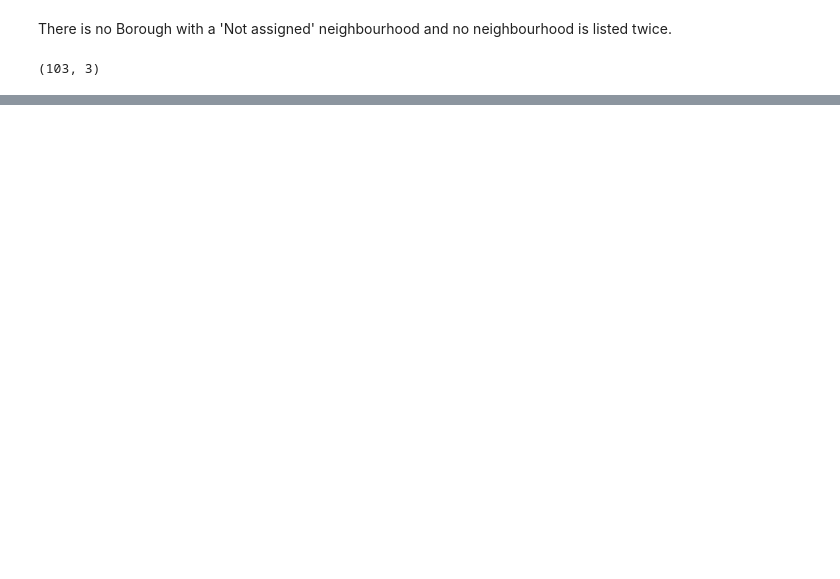
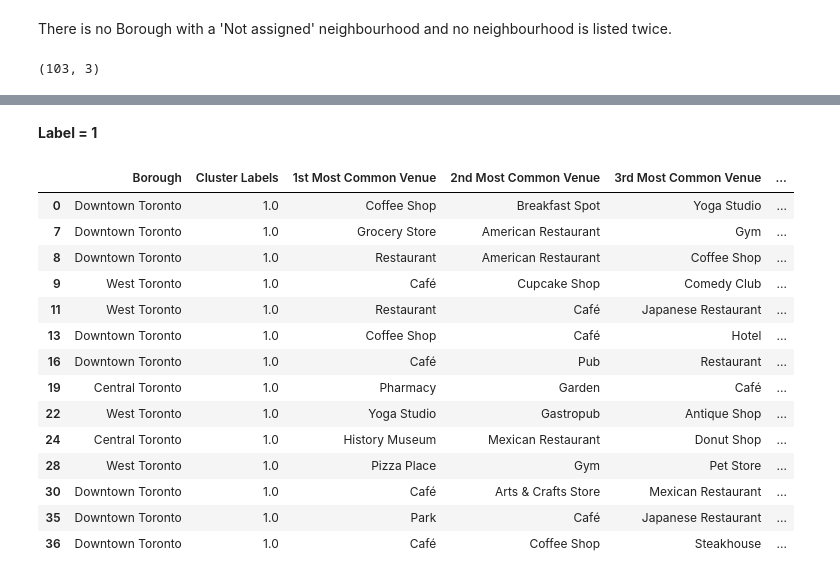
Before and after one commit to zzharsh/Coursera_Capstone-1, a Jupyter notebook: Segmenting_and_Clustering_Neighborhoods_in_Toronto.ipynb, the cells around one changed output, grey strips where cells are left out. Saved outputs shown, nothing was run; the diff lists cells and outputs as text; code cells hidden in the pictures; blank space fills up the shorter version.

```diff
--- a/Segmenting_and_Clustering_Neighborhoods_in_Toronto.ipynb
+++ b/Segmenting_and_Clustering_Neighborhoods_in_Toronto.ipynb
@@ -33,0 +183,2 @@ df.shape
+# %%
+toronto_venues_onehot.drop('Neighborhood' ,axis=1, inplace=True)
@@ -33,0 +252,21 @@ df.shape
+# %%
+num_top_venues = 10
+
+indicators = ['st', 'nd', 'rd']
+
+# create columns according to number of top venues
+columns = ['Neighborhood']
+for ind in np.arange(num_top_venues):
+    try:
+        columns.append('{}{} Most Common Venue'.format(ind+1, indicators[ind]))
+    except:
+        columns.append('{}th Most Common Venue'.format(ind+1))
+
+# create a new dataframe
+toronto_venues_sorted = pd.DataFrame(columns=columns)
+toronto_venues_sorted['Neighborhood'] = toronto_grouped['Neighborhood']
+
+for ind in np.arange(toronto_grouped.shape[0]):
+    toronto_venues_sorted.iloc[ind, 1:] = return_most_common_venues(toronto_grouped.iloc[ind, :], num_top_venues)
+
+toronto_venues_sorted.head()
@@ -33,0 +294,11 @@ df.shape
+# %%
+# set number of clusters
+k = int(3)
+
+X_train = toronto_grouped.drop('Neighborhood', axis=1)
+
+# run k-means clustering
+kmeans = KMeans(n_clusters=k, random_state=4).fit(X_train)
+
+# check cluster labels generated for each row in the dataframe
+kmeans.labels_
@@ -33,0 +310,9 @@ df.shape
+# %%
+toronto_venues_sorted.insert(0, 'Cluster Labels', kmeans.labels_)
+
+# Join toronto_grouped with toronto to add latitude/longitude for each neighborhood
+toronto_join = toronto.join(toronto_venues_sorted.set_index('Neighborhood'), on='Neighbourhood')
+# drop rows with missing values
+toronto_join.dropna(inplace=True)
+
+toronto_join.head()
@@ -33,0 +380,20 @@ df.shape
+# %% [markdown]
+**Label = 1**
+# %%
+toronto_join.loc[toronto_join['Cluster Labels'] == 1, toronto_join.columns[[1] + list(range(5, toronto_join.shape[1]))]]
+# %% [output]
+|  | Borough | Cluster Labels | 1st Most Common Venue | 2nd Most Common Venue | 3rd Most Common Venue | ... |
+| 0 | Downtown Toronto | 1.0 | Coffee Shop | Breakfast Spot | Yoga Studio | ... |
+| 7 | Downtown Toronto | 1.0 | Grocery Store | American Restaurant | Gym | ... |
+| 8 | Downtown Toronto | 1.0 | Restaurant | American Restaurant | Coffee Shop | ... |
+| 9 | West Toronto | 1.0 | Café | Cupcake Shop | Comedy Club | ... |
+| 11 | West Toronto | 1.0 | Restaurant | Café | Japanese Restaurant | ... |
+| 13 | Downtown Toronto | 1.0 | Coffee Shop | Café | Hotel | ... |
+| 16 | Downtown Toronto | 1.0 | Café | Pub | Restaurant | ... |
+| 19 | Central Toronto | 1.0 | Pharmacy | Garden | Café | ... |
+| 22 | West Toronto | 1.0 | Yoga Studio | Gastropub | Antique Shop | ... |
+| 24 | Central Toronto | 1.0 | History Museum | Mexican Restaurant | Donut Shop | ... |
+| 28 | West Toronto | 1.0 | Pizza Place | Gym | Pet Store | ... |
+| 30 | Downtown Toronto | 1.0 | Café | Arts & Crafts Store | Mexican Restaurant | ... |
+| 35 | Downtown Toronto | 1.0 | Park | Café | Japanese Restaurant | ... |
+| 36 | Downtown Toronto | 1.0 | Café | Coffee Shop | Steakhouse | ... |
```
Also changed, not shown: parts of 47 cells of this notebook.
